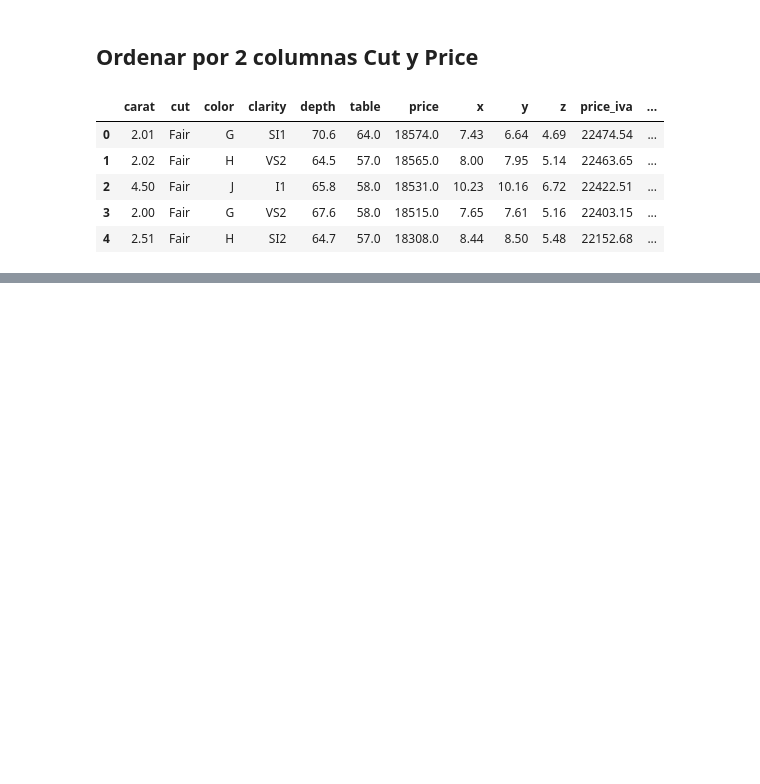
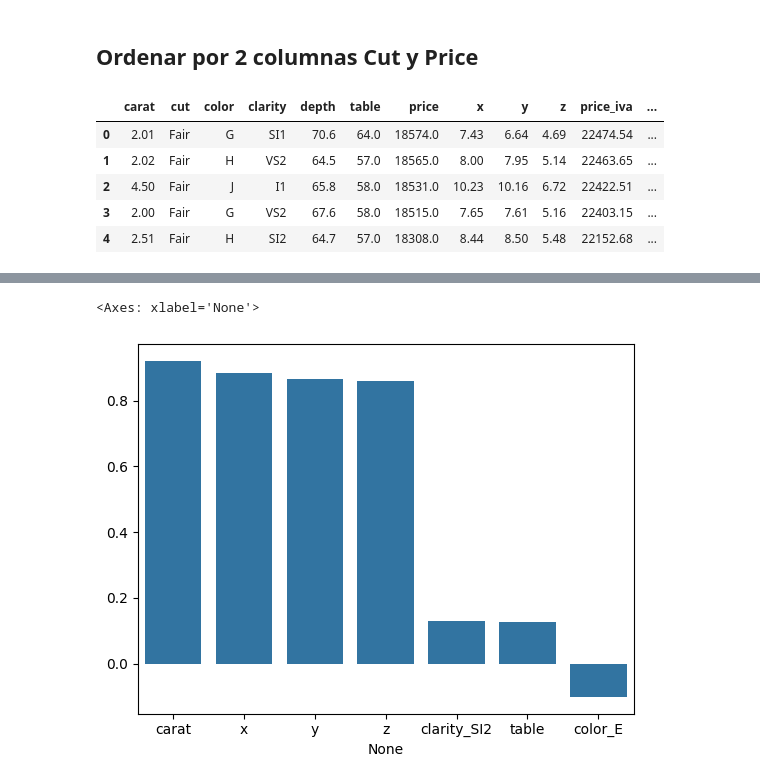
Before and after one commit to promav/PoyectosBootcamp, a Jupyter notebook: Mod3/m3_Pablo_Romero_Avila.ipynb, the cells around one changed output, grey strips where cells are left out. Cells and saved outputs as stored; diff of their text form; code cells hidden in the pictures; blank space fills up the shorter version.

```diff
--- a/Mod3/m3_Pablo_Romero_Avila.ipynb
+++ b/Mod3/m3_Pablo_Romero_Avila.ipynb
@@ -218,0 +301,17 @@ df.head()
+# %%
+# Elimino price, price_iva porque son redundantes para compararlas con el precio
+# y en esta ocasion quiero ver que variable del volumen es la que mas influye por eso quito volume
+# pero dejo x, y, z
+
+price_correlation=pd.get_dummies(df).corr()['price'].drop(['price','price_iva','volume'])
+
+price_correlation
+
+filter = (price_correlation > 0.1) | (price_correlation < -0.1)
+filtered_corretation = price_correlation[filter]
+
+filtered_corretation.sort_values(ascending=False, inplace=True)
+sns.barplot(x=filtered_corretation.index, y=filtered_corretation.values)
+# %% [output]
+<Axes: xlabel='None'>
+[figure, added]
```
Also changed, not shown: parts of 17 cells of this notebook.
